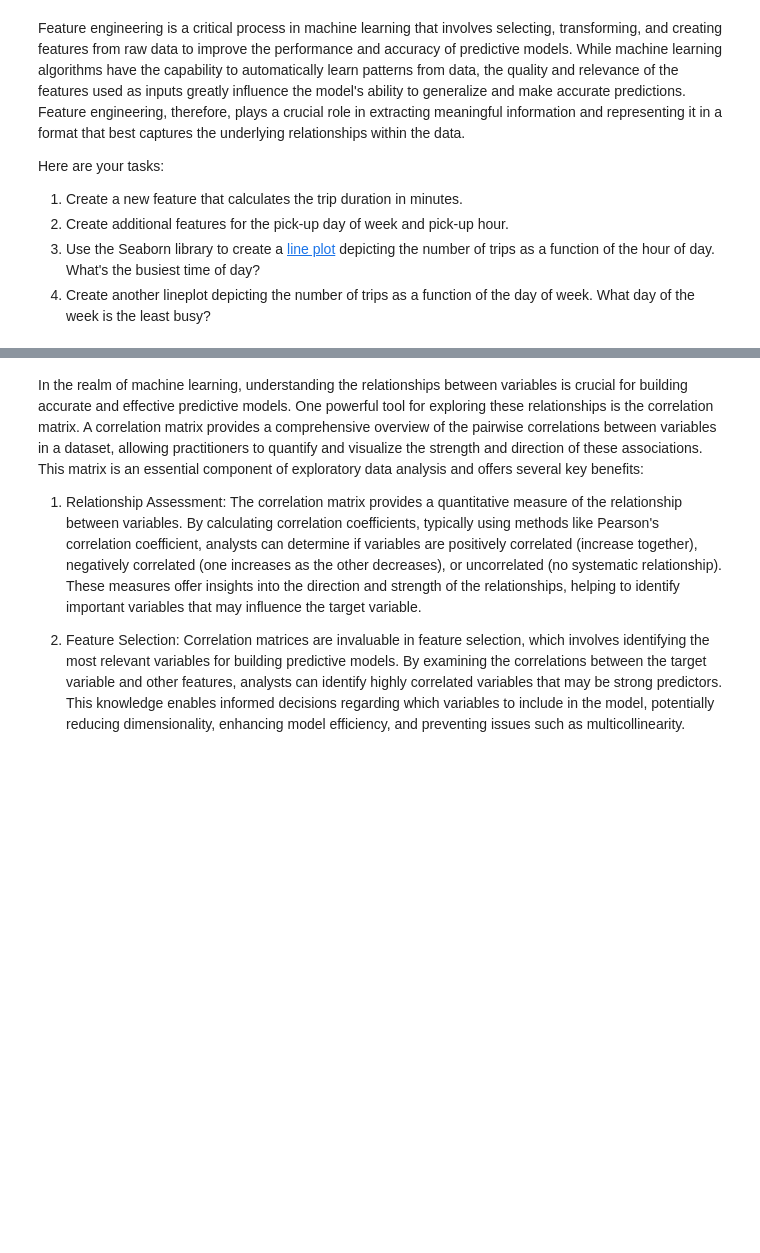
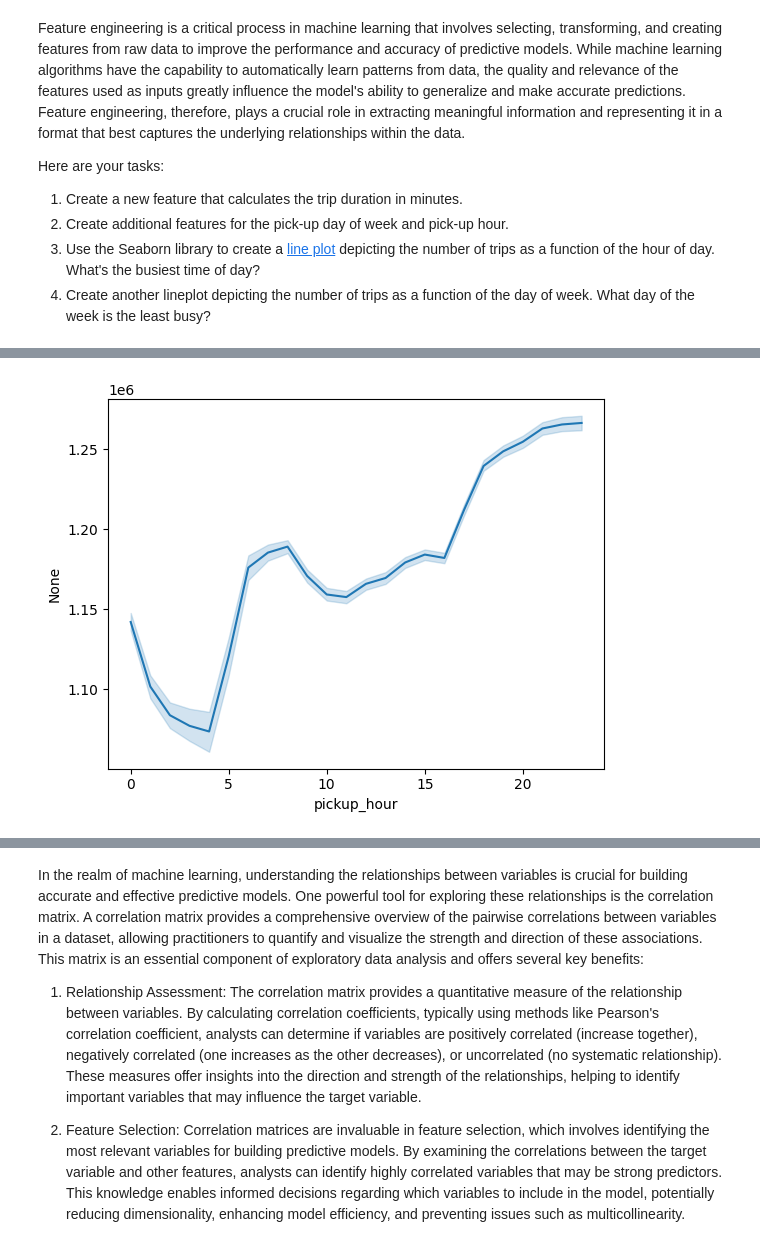
Before and after one commit to akimi-yano/MLE-MiniProjects, a Jupyter notebook: MLE_MiniProject_EDA.ipynb, the cells around one changed output, grey strips where cells are left out. Cells and saved outputs as stored; diff of their text form; code cells hidden in the pictures; blank space fills up the shorter version.

```diff
--- a/MLE_MiniProject_EDA.ipynb
+++ b/MLE_MiniProject_EDA.ipynb
@@ -31,6 +31,6 @@ Load the NYC taxi dataset into a Pandas DataFrame and do a few basic checks to e
   6. Drop all rows with NULL values and store the result. We'll ignore NULL valued rows in this mini-project.
 # %%
 # Load parquet file into a Pandas DataFrame
-df = pd.read
+df = pd.read_parquet('yellow_tripdata_2022-01.parquet')
 # %%
 # Display the first few rows of the dataset
@@ -43,2 +98,5 @@ df = pd.read
 # %%
 # Drop rows with missing values.
+df.dropna(inplace=True)
+print(df.head())
+print(df.isnull().sum())
@@ -53,3 +129,5 @@ Here are your tasks:
   4. Create another lineplot depicting the number of trips as a function of the day of week. What day of the week is the least busy?
 # %%
 # Create a new column for trip duration in minutes
+df['trip_duration_minutes'] = df['tpep_dropoff_datetime'] - df['tpep_pickup_datetime']
+print(df.head())
@@ -56,2 +152,5 @@ Here are your tasks:
 # %%
 # Create new columns for pickup hour and day of week
+df['pickup_hour'] = df['tpep_pickup_datetime'].dt.hour
+df['pickup_day_of_week'] = df['tpep_pickup_datetime'].dt.day_name()
+print(df.head())
@@ -58,4 +175,8 @@ Here are your tasks:
 # %%
 # Create a lineplot displaying the number of trips by pickup hour
+sns.lineplot(x='pickup_hour', y=df.index, data=df)
+plt.show()
+# %% [output]
+[figure, added]
 # %%
 # Create a lineplot displaying the number of trips by pickup day
```
Also changed, not shown: parts of 14 cells of this notebook.
